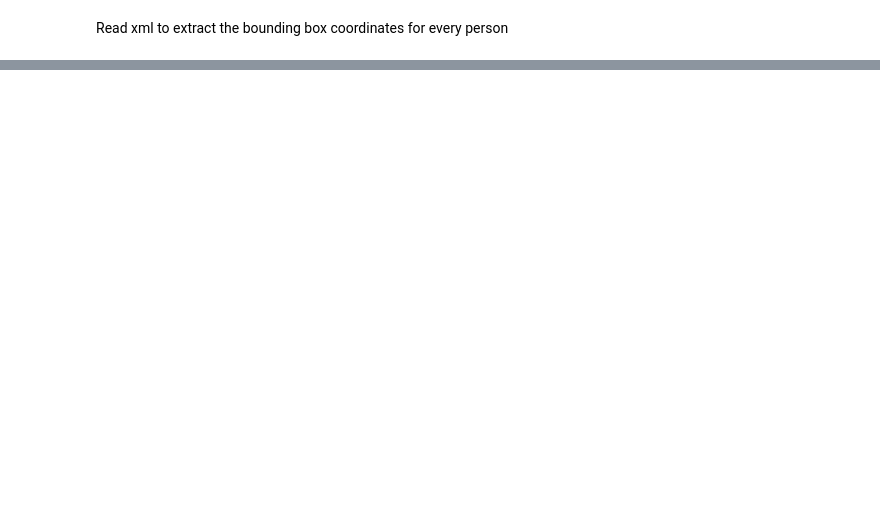
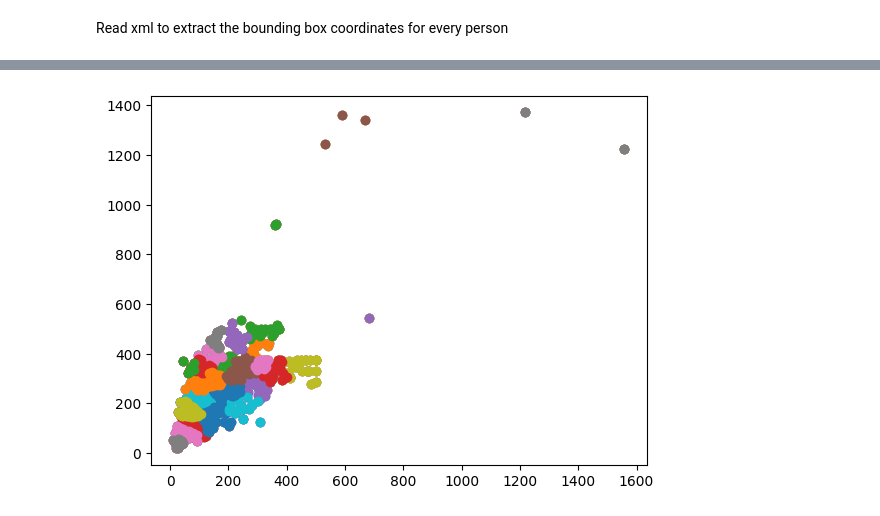
Before and after one commit to KayalvizhiT513/MobileNet-FeatureExtraction-HumanDetection, a Jupyter notebook: Training_Mobile_net.ipynb, the cells around one changed output, grey strips where cells are left out. Cells and saved outputs as stored; diff of their text form; code cells hidden in the pictures; blank space fills up the shorter version.

```diff
--- a/Training_Mobile_net.ipynb
+++ b/Training_Mobile_net.ipynb
@@ -236,0 +291,37 @@ Read xml to extract the bounding box coordinates for every person
+# %%
+centroids_list = dim_of_bnd_box_list[:30]
+clusters_list = []
+
+num_of_clusters = 30
+
+is_same = False
+count = 0
+while not is_same:
+    clusters_list = [[] for _ in range(num_of_clusters)]
+
+    for dim_of_bnd_box in dim_of_bnd_box_list:
+        min_dist = float('inf')
+
+        for ind, centroid in enumerate(centroids_list):
+            dist = ((dim_of_bnd_box[0] - centroid[0])**2 + (dim_of_bnd_box[1] - centroid[1])**2)**(1/2)
+            if dist < min_dist:
+                min_dist = dist
+                closest_centroid_ind = ind
+                clusters_list[closest_centroid_ind].append(dim_of_bnd_box)
+
+    new_centroids_list = []
+    for cluster in clusters_list:
+        if len(cluster) == 0:
+            continue
+        new_centroids_list.append([sum([x[0] for x in cluster]) / len(cluster), sum([x[1] for x in cluster]) / len(cluster)])
+
+    if new_centroids_list == centroids_list:
+        is_same = True
+    else:
+        centroids_list = new_centroids_list
+
+# plot the clusters with different colours
+for i, cluster in enumerate(clusters_list):
+    plt.scatter([x[0] for x in cluster], [x[1] for x in cluster], label=f'Cluster {i+1}')
+# %% [output]
+[figure, added]
```
Also changed, not shown: parts of 19 cells of this notebook.
